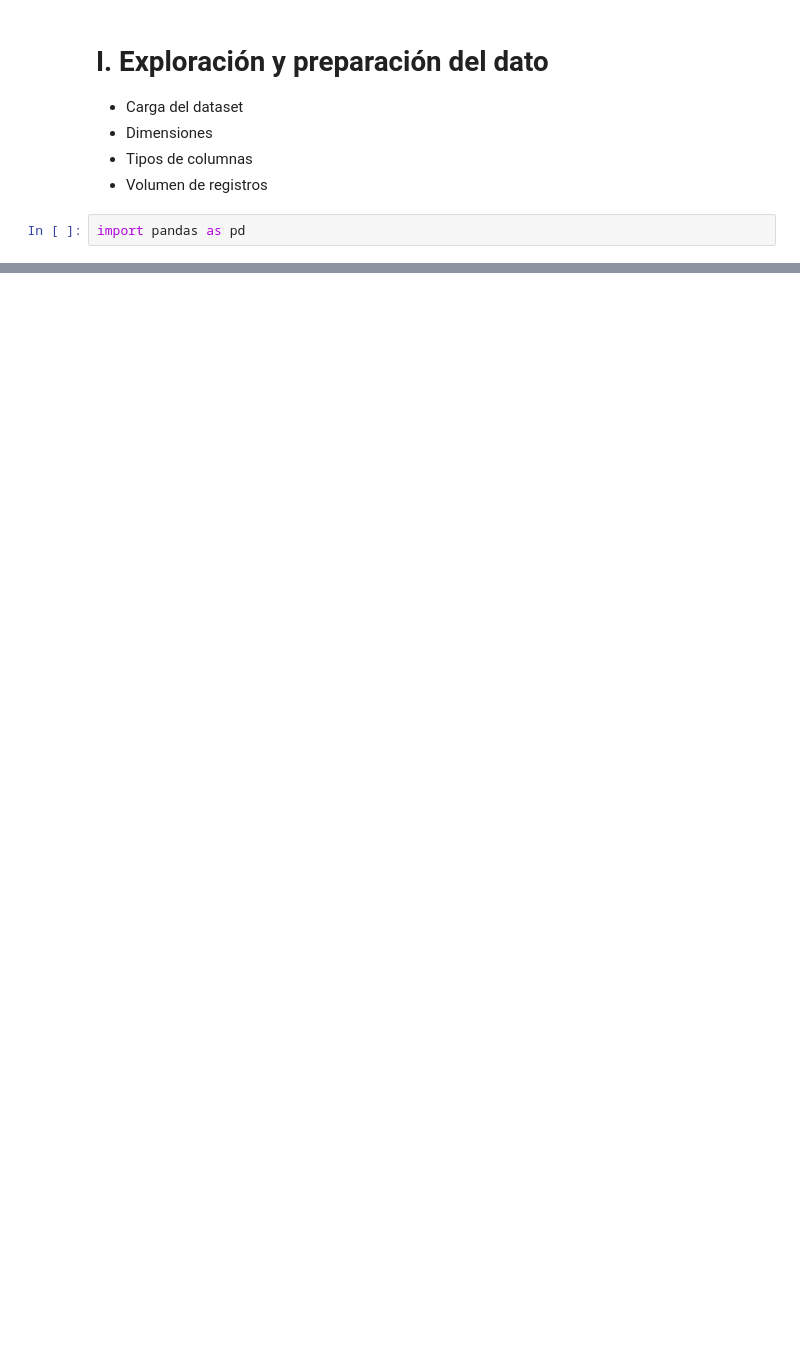
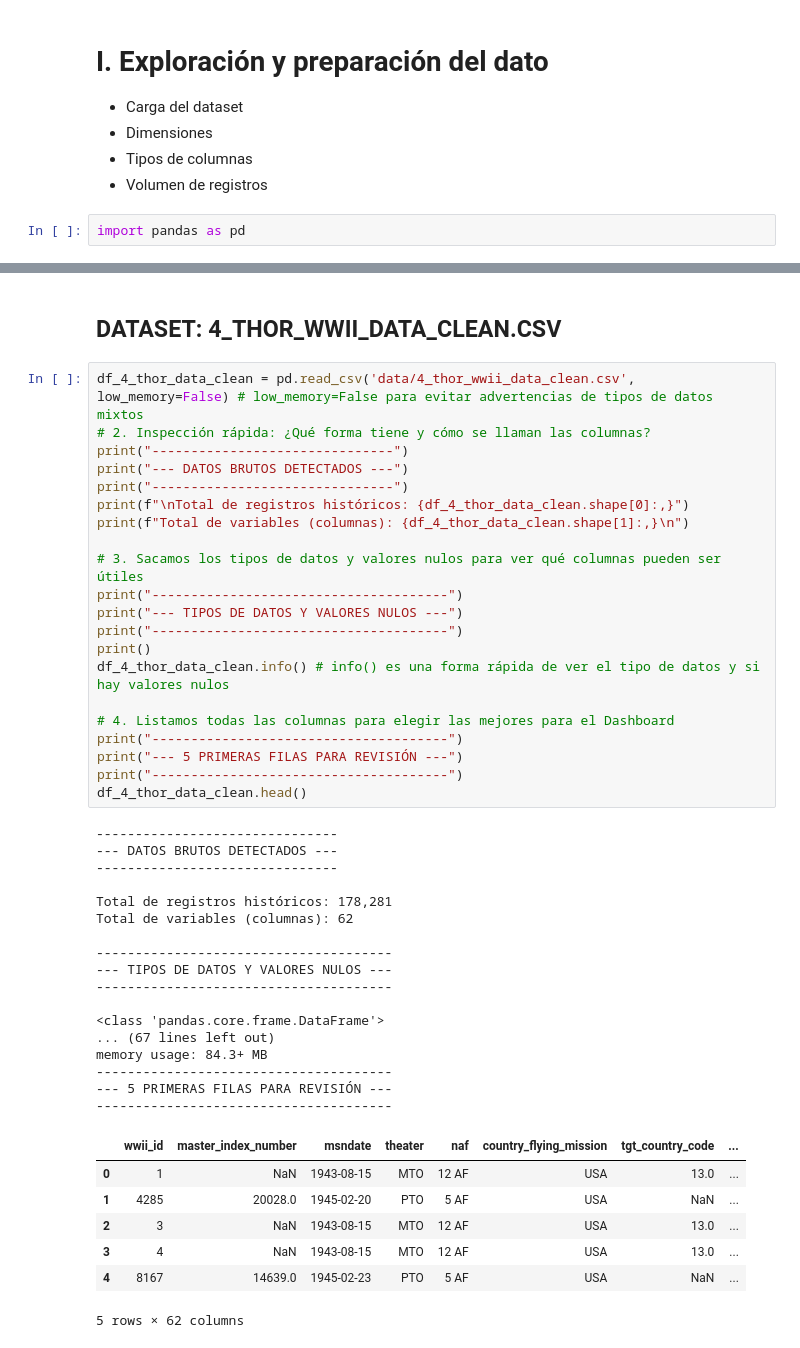
Before and after one commit to HelenDiMo/archaios-data-Intelligence, a Jupyter notebook: desembarco_normandia.ipynb, the cells around one changed output, grey strips where cells are left out. Saved outputs shown, nothing was run; the diff lists cells and outputs as text; blank space fills up the shorter version.

```diff
--- a/desembarco_normandia.ipynb
+++ b/desembarco_normandia.ipynb
@@ -46,0 +180,48 @@ Filas: 1109 | Columnas: 21
+# %% [markdown]
+## DATASET: 4_THOR_WWII_DATA_CLEAN.CSV
+# %%
+df_4_thor_data_clean = pd.read_csv('data/4_thor_wwii_data_clean.csv', low_memory=False) # low_memory=False para evitar advertencias de tipos de datos mixtos
+# 2. Inspección rápida: ¿Qué forma tiene y cómo se llaman las columnas?
+print("-------------------------------")
+print("--- DATOS BRUTOS DETECTADOS ---")
+print("-------------------------------")
+print(f"\nTotal de registros históricos: {df_4_thor_data_clean.shape[0]:,}")
+print(f"Total de variables (columnas): {df_4_thor_data_clean.shape[1]:,}\n")
+
+# 3. Sacamos los tipos de datos y valores nulos para ver qué columnas pueden ser útiles
+print("--------------------------------------")
+print("--- TIPOS DE DATOS Y VALORES NULOS ---")
+print("--------------------------------------")
+print()
+df_4_thor_data_clean.info() # info() es una forma rápida de ver el tipo de datos y si hay valores nulos
+
+# 4. Listamos todas las columnas para elegir las mejores para el Dashboard
+print("--------------------------------------")
+print("--- 5 PRIMERAS FILAS PARA REVISIÓN ---")
+print("--------------------------------------")
+df_4_thor_data_clean.head()
+# %% [output]
+-------------------------------
+--- DATOS BRUTOS DETECTADOS ---
+-------------------------------
+
+Total de registros históricos: 178,281
+Total de variables (columnas): 62
+
+--------------------------------------
+--- TIPOS DE DATOS Y VALORES NULOS ---
+--------------------------------------
+
+<class 'pandas.core.frame.DataFrame'>
+... (67 lines left out)
+memory usage: 84.3+ MB
+--------------------------------------
+--- 5 PRIMERAS FILAS PARA REVISIÓN ---
+--------------------------------------
+|  | wwii_id | master_index_number | msndate | theater | naf | country_flying_mission | tgt_country_code | ... |
+| 0 | 1 | NaN | 1943-08-15 | MTO | 12 AF | USA | 13.0 | ... |
+| 1 | 4285 | 20028.0 | 1945-02-20 | PTO | 5 AF | USA | NaN | ... |
+| 2 | 3 | NaN | 1943-08-15 | MTO | 12 AF | USA | 13.0 | ... |
+| 3 | 4 | NaN | 1943-08-15 | MTO | 12 AF | USA | 13.0 | ... |
+| 4 | 8167 | 14639.0 | 1945-02-23 | PTO | 5 AF | USA | NaN | ... |
+5 rows × 62 columns
```
Also changed, not shown: parts of 19 cells of this notebook, 11 other files.
